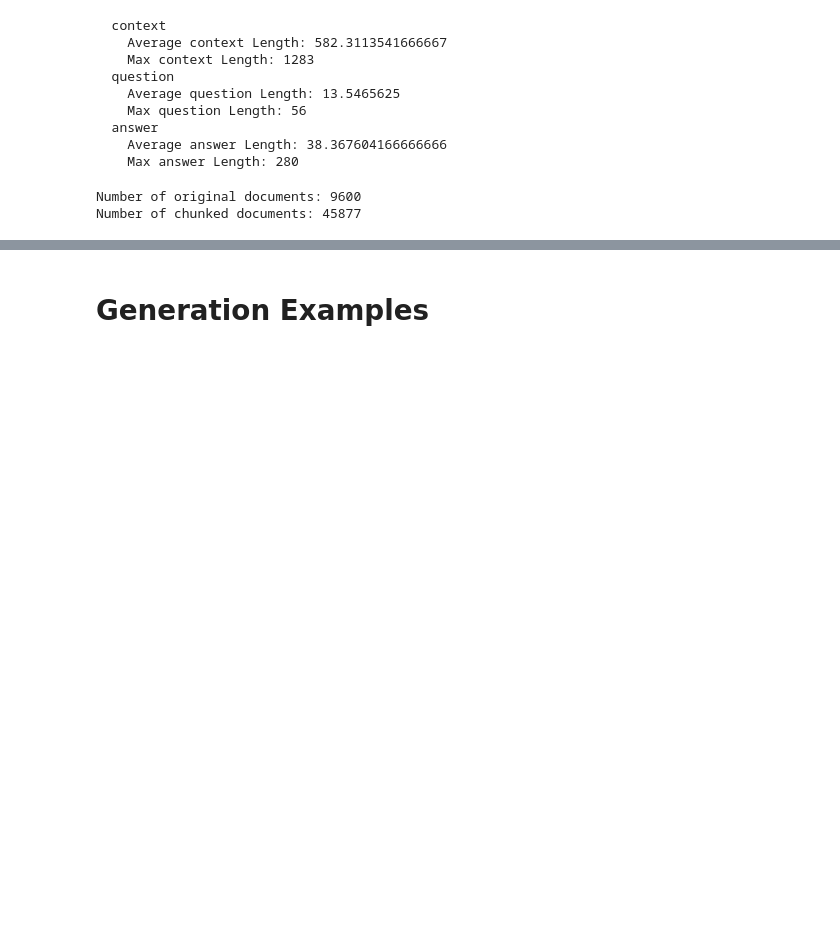
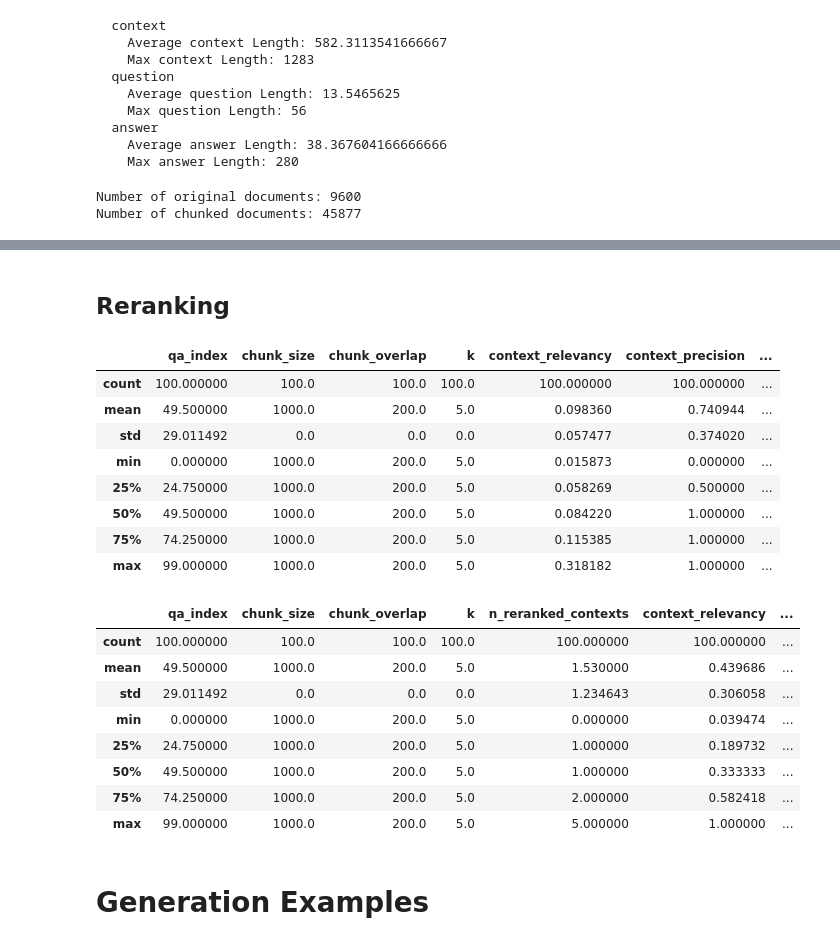
Before and after one commit to NU-MSAI-Practicum/advanced_rag_team_twain, a Jupyter notebook: PresentationExamples.ipynb, the cells around one changed output, grey strips where cells are left out. Drawn from its saved outputs; the diff is of its cells as text; code cells hidden in the pictures; blank space fills up the shorter version.

```diff
--- a/PresentationExamples.ipynb
+++ b/PresentationExamples.ipynb
@@ -110,3 +161,53 @@ plt.close()
+# %% [markdown]
+## Reranking
+# %%
+basic = pd.read_csv('evals/es_dense_train100.csv')
+basic['answer_correctness'] = basic['answer_correctness'].fillna(0)
+basic['Post-Processing'] = 'None'
+display(basic.describe())
+
+rerank = pd.read_csv('evals/es_dense_train100_reranked.csv')
+rerank['answer_correctness'] = knn['answer_correctness'].fillna(0)
+rerank['Post-Processing'] = 'Reranked'
+display(rerank.describe())
+
+# es_dense_rerank = es_dense_rerank[['qa_index','question','original_context','contexts','ground_truth','answer','context_relevancy','context_precision','answer_correctness']]
+# es_sparse_rerank = es_sparse_rerank[['qa_index','question','original_context','contexts','ground_truth','answer','context_relevancy','context_precision','answer_correctness']]
+# df_merge = es_dense_rerank.merge(es_sparse_rerank, on=['qa_index','question','original_context','ground_truth'], suffixes=('_basic', '_reranking'))
+df = pd.concat([basic, rerank], ignore_index=True)
+
+metric = 'answer_correctness'
+metric_name = ' '.join(metric.split('_')).capitalize()
+fig, ax = plt.subplots()
+sns.set_style("whitegrid")
+plot = sns.histplot(data=df, x=metric, hue='Post-Processing', kde=True, multiple='layer', bins=4, stat='proportion',common_norm=False)
+plt.title(f'Reranking Results\n{metric_name}', fontsize=20)
+# plot.despine(left=True)
+sns.move_legend(plot, "upper left", bbox_to_anchor=(1, 1), title='Post-Processing')
+plt.savefig('viz/' + f'Reranking Results {metric_name}.png', bbox_inches='tight')
+plt.close()
+
+# handles, labels = plot.get_legend_handles_labels()
+# ax.legend(handles=handles[1:], labels=labels[1:], loc='center left', bbox_to_anchor=(1, 0.5), title='Vector Store')
+# %% [output]
+|  | qa_index | chunk_size | chunk_overlap | k | context_relevancy | context_precision | ... |
+| count | 100.000000 | 100.0 | 100.0 | 100.0 | 100.000000 | 100.000000 | ... |
+| mean | 49.500000 | 1000.0 | 200.0 | 5.0 | 0.098360 | 0.740944 | ... |
+| std | 29.011492 | 0.0 | 0.0 | 0.0 | 0.057477 | 0.374020 | ... |
+| min | 0.000000 | 1000.0 | 200.0 | 5.0 | 0.015873 | 0.000000 | ... |
+| 25% | 24.750000 | 1000.0 | 200.0 | 5.0 | 0.058269 | 0.500000 | ... |
+| 50% | 49.500000 | 1000.0 | 200.0 | 5.0 | 0.084220 | 1.000000 | ... |
+| 75% | 74.250000 | 1000.0 | 200.0 | 5.0 | 0.115385 | 1.000000 | ... |
+| max | 99.000000 | 1000.0 | 200.0 | 5.0 | 0.318182 | 1.000000 | ... |
+|  | qa_index | chunk_size | chunk_overlap | k | n_reranked_contexts | context_relevancy | ... |
+| count | 100.000000 | 100.0 | 100.0 | 100.0 | 100.000000 | 100.000000 | ... |
+| mean | 49.500000 | 1000.0 | 200.0 | 5.0 | 1.530000 | 0.439686 | ... |
+| std | 29.011492 | 0.0 | 0.0 | 0.0 | 1.234643 | 0.306058 | ... |
+| min | 0.000000 | 1000.0 | 200.0 | 5.0 | 0.000000 | 0.039474 | ... |
+| 25% | 24.750000 | 1000.0 | 200.0 | 5.0 | 1.000000 | 0.189732 | ... |
+| 50% | 49.500000 | 1000.0 | 200.0 | 5.0 | 1.000000 | 0.333333 | ... |
+| 75% | 74.250000 | 1000.0 | 200.0 | 5.0 | 2.000000 | 0.582418 | ... |
+| max | 99.000000 | 1000.0 | 200.0 | 5.0 | 5.000000 | 1.000000 | ... |
 # %% [markdown]
 # Generation Examples
 # %%
```
Also changed, not shown: parts of 12 cells of this notebook, 6 other files.
